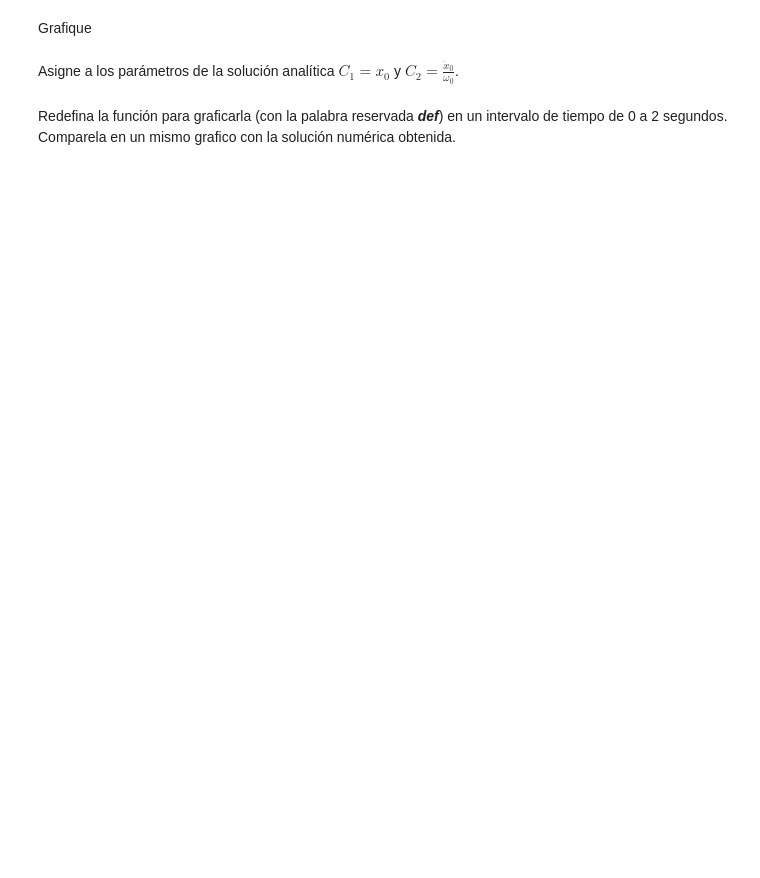
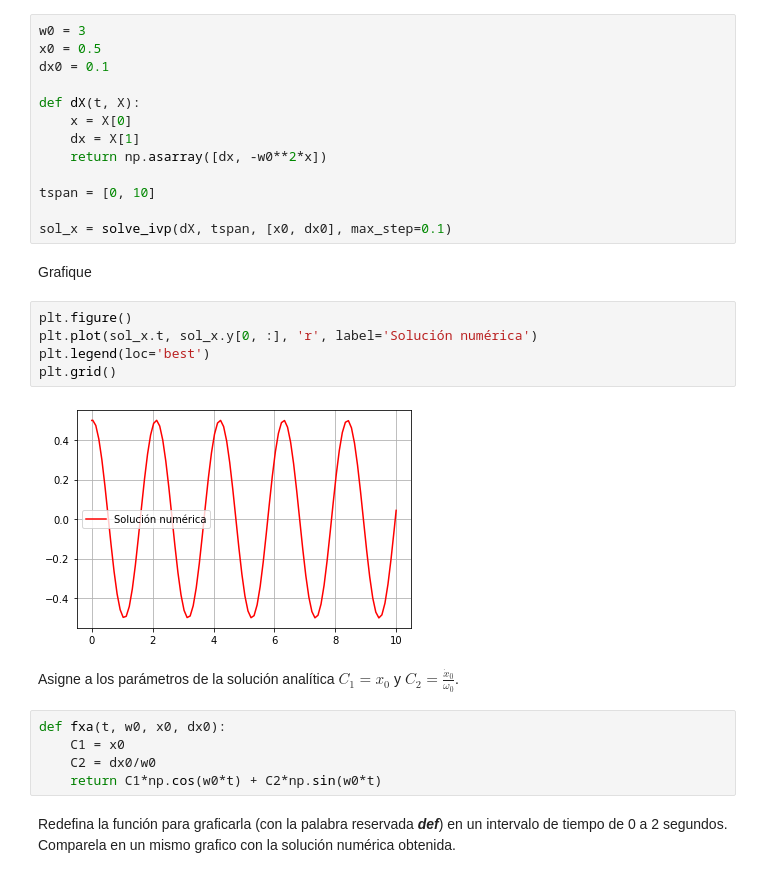
Before and after one commit to ingdanielgutierrez/Rep-personal, a Jupyter notebook: A05 Ecuaciones diferenciales.ipynb, the cells around one changed output. Drawn from its saved outputs; the diff is of its cells as text; blank space fills up the shorter version.

```diff
--- a/A05 Ecuaciones diferenciales.ipynb
+++ b/A05 Ecuaciones diferenciales.ipynb
@@ -48,6 +46,31 @@ def
+# %%
+w0 = 3
+x0 = 0.5
+dx0 = 0.1
+
+def dX(t, X):
+    x = X[0]
+    dx = X[1]
+    return np.asarray([dx, -w0**2*x])
+
+tspan = [0, 10]
+
+sol_x = solve_ivp(dX, tspan, [x0, dx0], max_step=0.1)
 # %% [markdown]
 Grafique
+# %%
+plt.figure()
+plt.plot(sol_x.t, sol_x.y[0, :], 'r', label='Solución numérica')
+plt.legend(loc='best')
+plt.grid()
+# %% [output]
+[figure, added]
 # %% [markdown]
 Asigne a los parámetros de la solución analítica $C_1=x_0$ y $C_2=\frac{\dot{x}_0}{\omega_0}$.
+# %%
+def fxa(t, w0, x0, dx0):
+    C1 = x0
+    C2 = dx0/w0
+    return C1*np.cos(w0*t) + C2*np.sin(w0*t)
 # %% [markdown]
 Redefina la función para graficarla (con la palabra reservada ***def***) en un intervalo de tiempo de 0 a 2 segundos. Comparela en un mismo grafico con la solución numérica obtenida.
```
Also changed, not shown: parts of 2 cells of this notebook.
